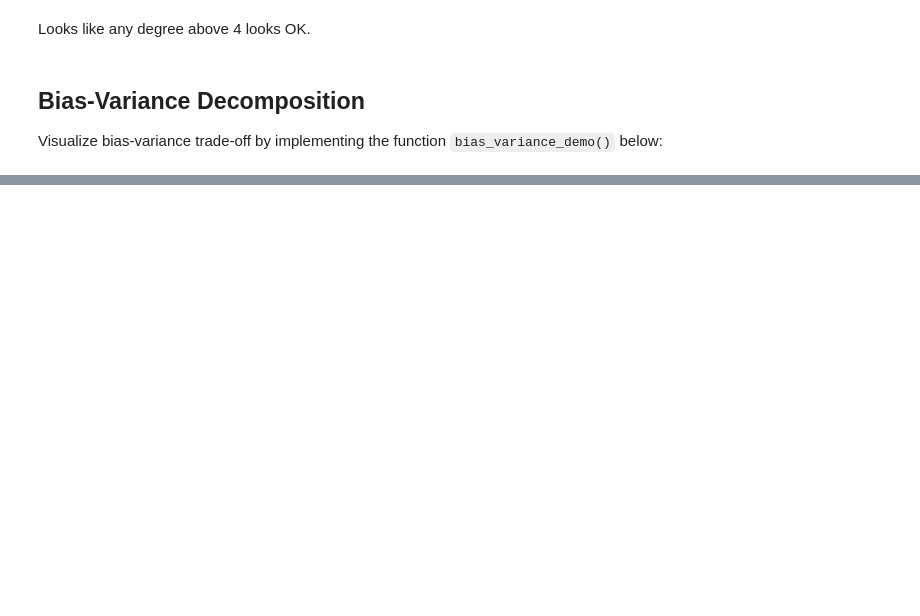
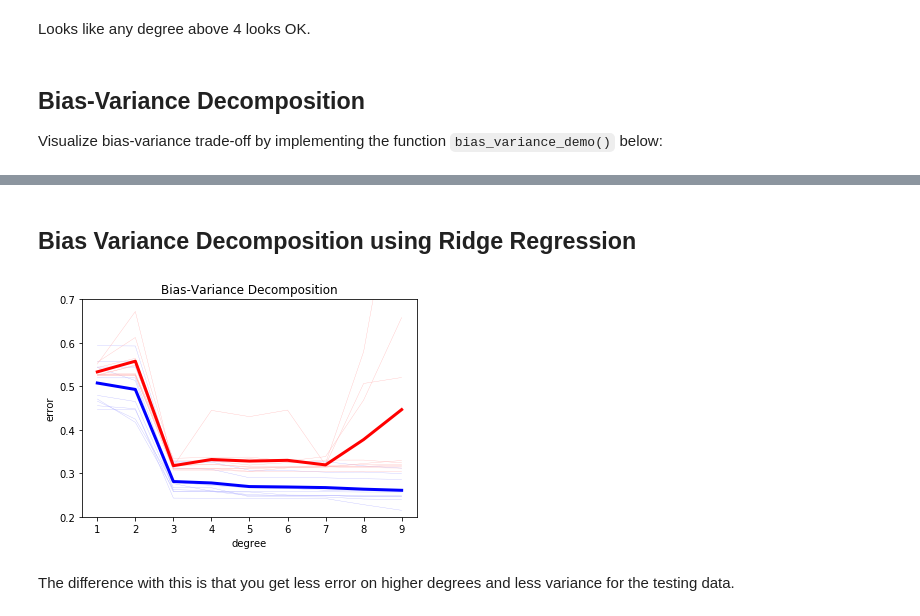
Before and after one commit to refik/ML_course, a Jupyter notebook: labs/ex04/template/ex04.ipynb, the cells around one changed output, grey strips where cells are left out. Drawn from its saved outputs; the diff is of its cells as text; code cells hidden in the pictures; blank space fills up the shorter version.

```diff
--- a/labs/ex04/template/ex04.ipynb
+++ b/labs/ex04/template/ex04.ipynb
@@ -162,0 +181,49 @@ bias_variance_demo()
+# %% [markdown]
+## Bias Variance Decomposition using Ridge Regression
+# %%
+def bias_variance_ridge_demo():
+    """The entry."""
+    # define parameters
+    seeds = range(10)
+    num_data = 10000
+    ratio_train = 0.005
+    degrees = range(1, 10)
+    best_lambdas = []
+
+    # define list to store the variable
+    rmse_tr = np.empty((len(seeds), len(degrees)))
+    rmse_te = np.empty((len(seeds), len(degrees)))
+
+    for index_seed, seed in enumerate(seeds):
+        np.random.seed(seed)
+        x = np.linspace(0.1, 2 * np.pi, num_data)
+        y = np.sin(x) + 0.3 * np.random.randn(num_data).T
+
+        for index_degree, degree in enumerate(degrees):
+            # Splitting data into training and test sets
+            x_tr, x_te, y_tr, y_te = split_data(x, y, ratio_train, seed)
+
+            # Finding the best lambda
+            lambdas, _, cv_rmse_te = cross_validation_demo(y, x, degree, viz=False)
+            min_rmse_ind = np.argmin(cv_rmse_te)
+            best_lambda = lambdas[min_rmse_ind]
+
+            x_tr = build_poly(x_tr, degree)
+            x_te = build_poly(x_te, degree)
+
+            # Computing the weights
+            w = ridge_regression(y_tr, x_tr, best_lambda)
+
+            # Adding the loss for train and test
+            rmse_tr[index_seed, index_degree] = np.sqrt(compute_mse(y_tr, x_tr, w))
+            rmse_te[index_seed, index_degree] = np.sqrt(compute_mse(y_te, x_te, w))
+
+    bias_variance_decomposition_visualization(degrees, rmse_tr, rmse_te)
+
+    return degrees, rmse_te, rmse_tr
+
+_ = bias_variance_ridge_demo()
+# %% [output]
+[figure, added]
+# %% [markdown]
+The difference with this is that you get less error on higher degrees and less variance for the testing data.
```
Also changed, not shown: parts of 6 cells of this notebook, 5 other files.
